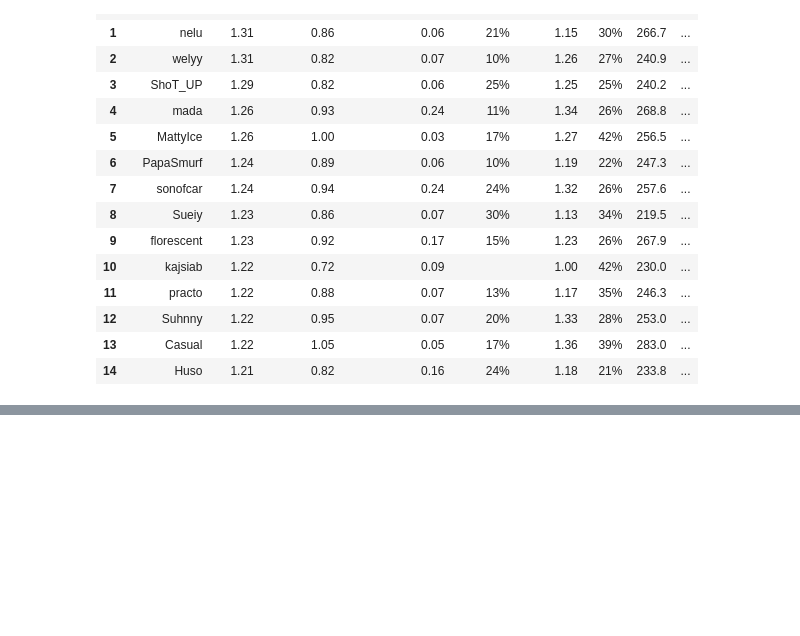
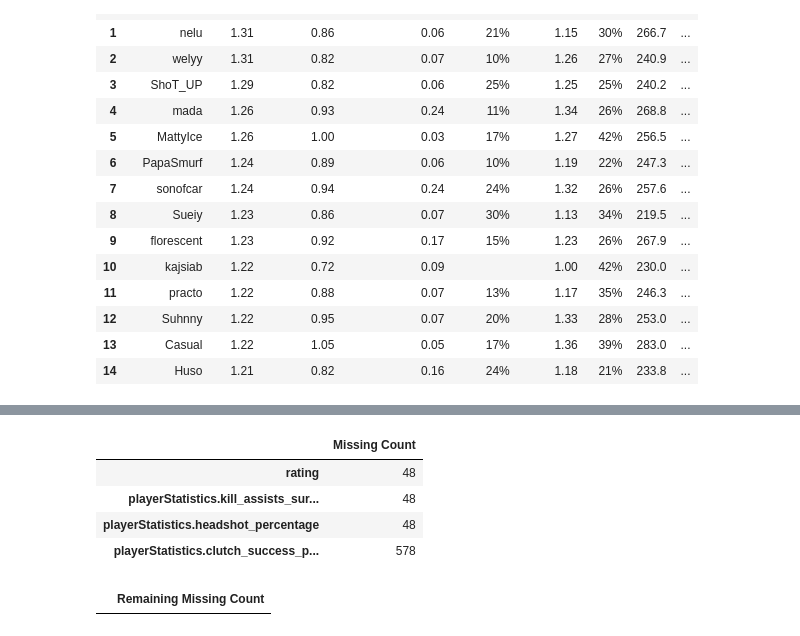
Before and after one commit to tiao1314/valorant-data, a Jupyter notebook: vppi_analysis.ipynb, the cells around one changed output, grey strips where cells are left out. Cells and saved outputs as stored; diff of their text form; code cells hidden in the pictures; blank space fills up the shorter version.

```diff
--- a/vppi_analysis.ipynb
+++ b/vppi_analysis.ipynb
@@ -95,0 +117,27 @@ vppi_df.head(15)
+# %%
+import pandas as pd
+import json
+import numpy as np
+
+# Load your file
+with open("vct-challengers.json", "r") as file:
+    data = json.load(file)
+
+# Flatten the nested JSON
+df = pd.json_normalize(data)
+
+# Replace empty strings with NaN
+df.replace("", np.nan, inplace=True)
+
+# Show number of missing (NaN) values per column
+missing_counts = df.isna().sum()
+missing_counts = missing_counts[missing_counts > 0]  # Show only columns with missing values
+
+# Display missing values
+missing_counts.to_frame("Missing Count")
+# %% [output]
+|  | Missing Count |
+| rating | 48 |
+| playerStatistics.kill_assists_sur... | 48 |
+| playerStatistics.headshot_percentage | 48 |
+| playerStatistics.clutch_success_p... | 578 |
@@ -95,0 +162,7 @@ vppi_df.head(15)
+# %%
+# Re-check for missing values after imputation
+remaining_missing = df.isna().sum()
+remaining_missing = remaining_missing[remaining_missing > 0]
+remaining_missing.to_frame("Remaining Missing Count")
+# %% [output]
+|  | Remaining Missing Count |
```
Also changed, not shown: parts of 6 cells of this notebook.
